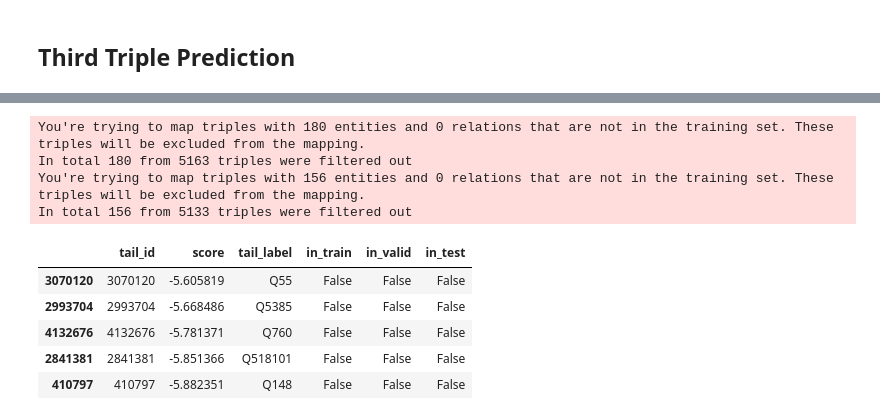
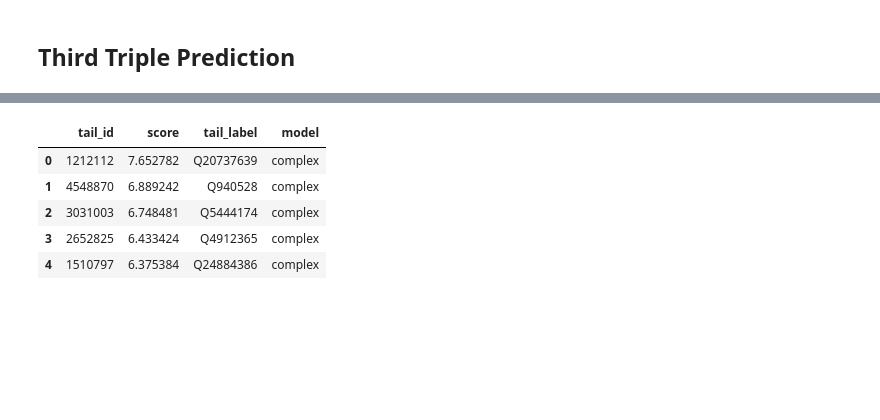
Before and after one commit to mortenterhart/KGE_Query_Completion, a Jupyter notebook: link_prediction_task.ipynb, the cells around one changed output, grey strips where cells are left out. Saved outputs shown, nothing was run; the diff lists cells and outputs as text; code cells hidden in the pictures; blank space fills up the shorter version.

```diff
--- a/link_prediction_task.ipynb
+++ b/link_prediction_task.ipynb
@@ -12,6 +14,10 @@ from pykeen.triples import TriplesFactory
 # %%
-DECISIVE_METRIC = 'arithmetic_mean_rank'
-DECISIVE_METRIC_OPTIMUM = 'min'
+DECISIVE_METRIC = 'hits_at_10'
+DECISIVE_METRIC_OPTIMUM = 'max'
+
+# Number of top k predictions to keep for generating
+# new triple patterns
+TOP_K = 10
 
 # Set Seaborn theme
 SEABORN_THEME = 'darkgrid'
@@ -182,5 +206,4 @@ Best model: transe
 # %%
 first_predictions = predict_tail(best_model, subject=s1, predicate=p1)
-first_predictions = filter_predictions(first_predictions, s1, train_factory=entity_mappings[best_model]).head()
-first_predictions
+first_predictions.head()
 # %% [output]
@@ -217,5 +236,4 @@ Best model: transe
 # %%
 second_predictions = predict_tail(best_model, subject=s2, predicate=p2)
-second_predictions = filter_predictions(second_predictions, s2, train_factory=entity_mappings[best_model]).head()
-second_predictions
+second_predictions.head()
 # %% [output]
@@ -252,18 +266,13 @@ Best model: transe
 # %%
 third_predictions = predict_tail(best_model, subject=s3, predicate=p3)
-third_predictions = filter_predictions(third_predictions, s3, train_factory=entity_mappings[best_model]).head()
-third_predictions
+third_predictions.head()
 # %% [output]
-You're trying to map triples with 180 entities and 0 relations that are not in the training set. These triples will be excluded from the mapping.
-In total 180 from 5163 triples were filtered out
-You're trying to map triples with 156 entities and 0 relations that are not in the training set. These triples will be excluded from the mapping.
-In total 156 from 5133 triples were filtered out
-|  | tail_id | score | tail_label | in_train | in_valid | in_test |
-| 3070120 | 3070120 | -5.605819 | Q55 | False | False | False |
-| 2993704 | 2993704 | -5.668486 | Q5385 | False | False | False |
-| 4132676 | 4132676 | -5.781371 | Q760 | False | False | False |
-| 2841381 | 2841381 | -5.851366 | Q518101 | False | False | False |
-| 410797 | 410797 | -5.882351 | Q148 | False | False | False |
+|  | tail_id | score | tail_label | model |
+| 0 | 1212112 | 7.652782 | Q20737639 | complex |
+| 1 | 4548870 | 6.889242 | Q940528 | complex |
+| 2 | 3031003 | 6.748481 | Q5444174 | complex |
+| 3 | 2652825 | 6.433424 | Q4912365 | complex |
+| 4 | 1510797 | 6.375384 | Q24884386 | complex |
 # %%
 pred_o3 = third_predictions.iloc[0]['tail_label']
 print(f'?o3 -> {pred_o3}  {get_wikidata_property_labels([pred_o3])}')
```
Also changed, not shown: parts of 25 cells of this notebook.
